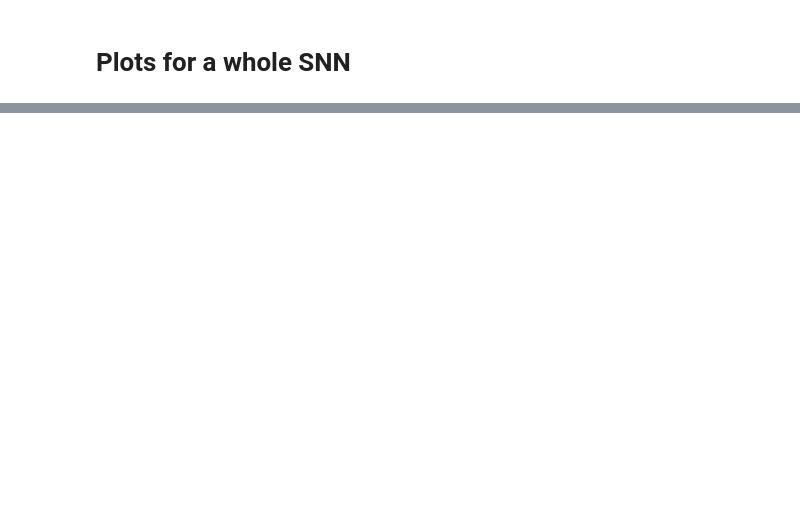
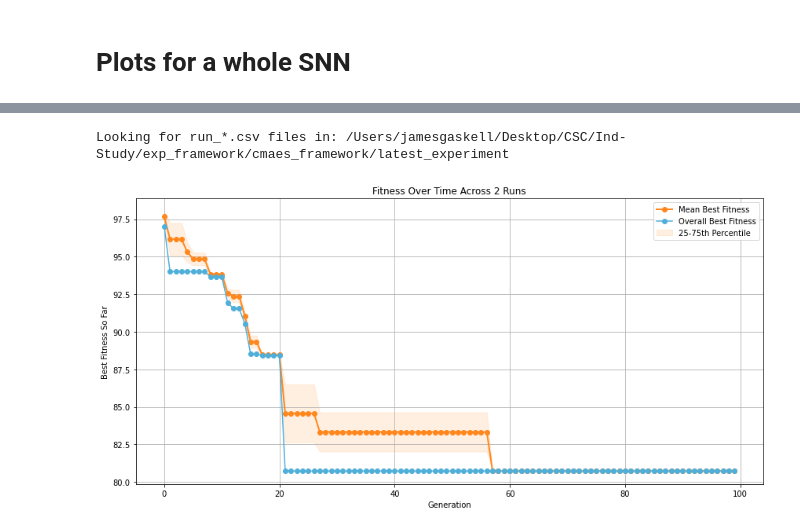
Before and after one commit to panlilio0/exp_framework, a Jupyter notebook: cmaes_framework/snn_log/visualize_logs.ipynb, the cells around one changed output, grey strips where cells are left out. Saved outputs shown, nothing was run; the diff lists cells and outputs as text; code cells hidden in the pictures; blank space fills up the shorter version.

```diff
--- a/cmaes_framework/snn_log/visualize_logs.ipynb
+++ b/cmaes_framework/snn_log/visualize_logs.ipynb
@@ -28,0 +31,5 @@ plots.plot_snn_dutycycles(df, snn_id=2)
+# %%
+plots.plot_fitness_over_time("latest_experiment")
+# %% [output]
+Looking for run_*.csv files in: /Users/jamesgaskell/Desktop/CSC/Ind-Study/exp_framework/cmaes_framework/latest_experiment
+[figure, added]
```
Also changed, not shown: parts of 2 cells of this notebook, 1 other file.
